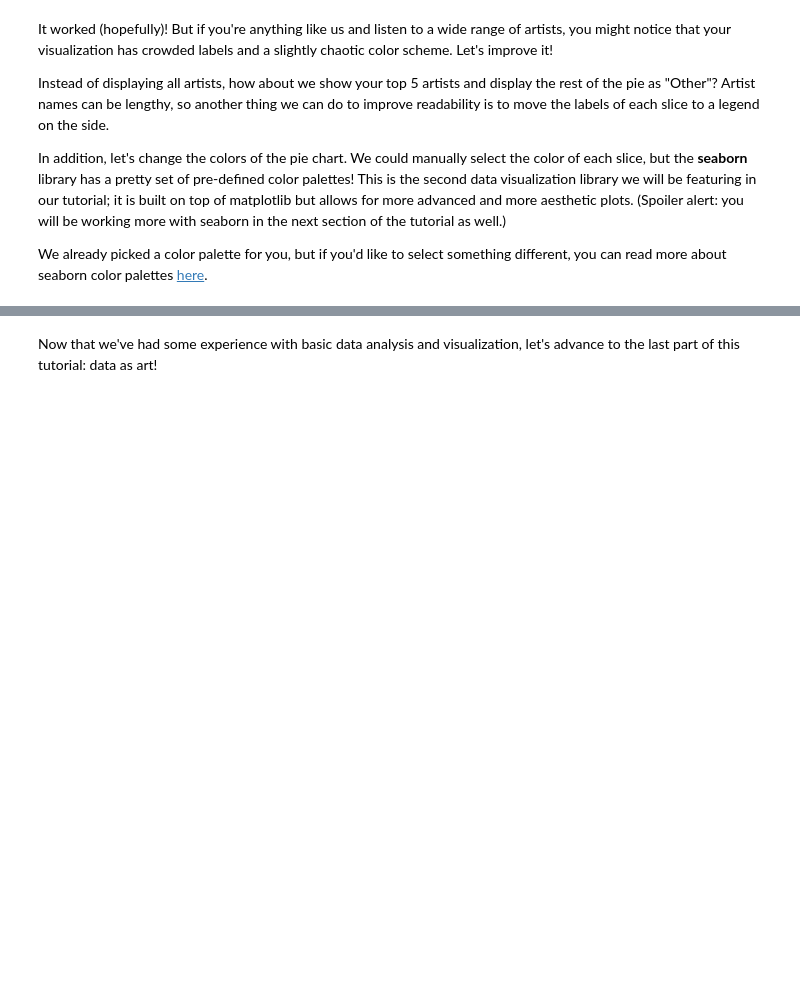
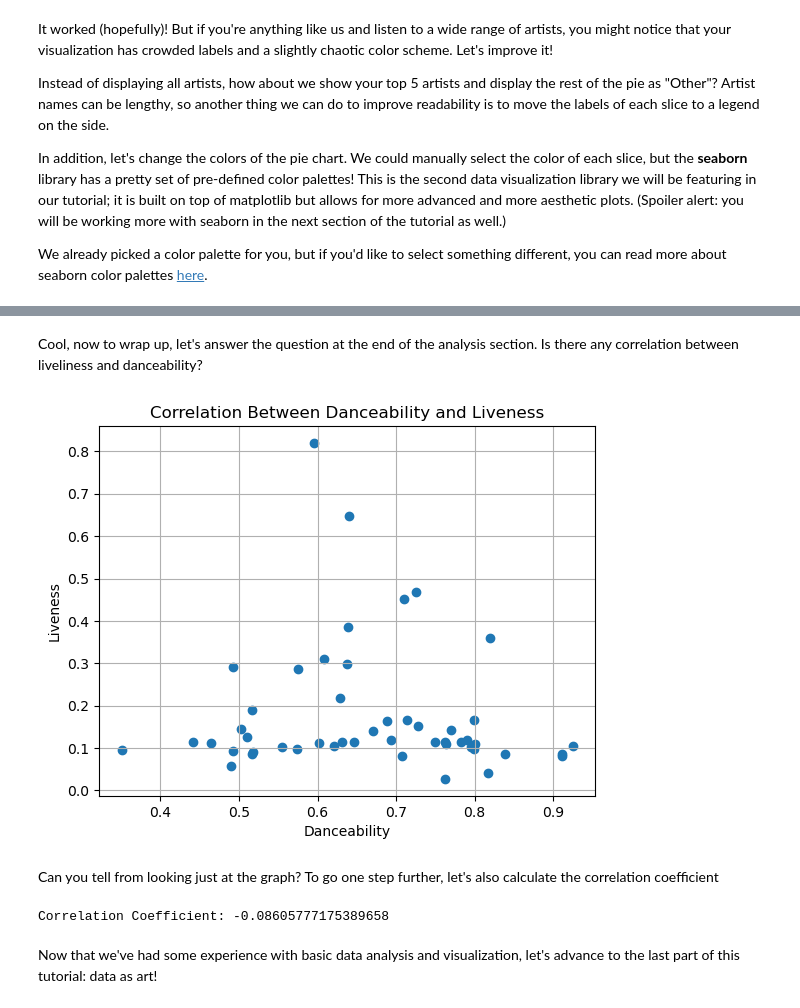
Before and after one commit to HMC-CS123-F23/cs-123-class-project-hannah-amy-daisy, a Jupyter notebook: project.ipynb, the cells around one changed output, grey strips where cells are left out. Drawn from its saved outputs; the diff is of its cells as text; code cells hidden in the pictures; blank space fills up the shorter version.

Commit message:
added to data analysis and visualization

```diff
--- a/project.ipynb
+++ b/project.ipynb
@@ -391,3 +406,24 @@ plt.show()
+# %% [markdown]
+Cool, now to wrap up, let's answer the question at the end of the analysis section.
+Is there any correlation between liveliness and danceability?
+# %%
+# Plotting the correlation
+plt.scatter(playlist_df['danceability'], playlist_df['liveness']) # grab danceability and liveness
+# title of graph
+plt.title('Correlation Between Danceability and Liveness')
+plt.xlabel('Danceability')
+plt.ylabel('Liveness')
+plt.grid(True)
+plt.show()
+# %% [output]
+[figure, added]
+# %% [markdown]
+Can you tell from looking just at the graph? To go one step further, let's also calculate the correlation coefficient
+# %%
+correlation_coefficient = playlist_df['danceability'].corr(playlist_df['liveness'])
+print(f"Correlation Coefficient: {correlation_coefficient}")
+# %% [output]
+Correlation Coefficient: -0.08605777175389658
 # %% [markdown]
 Now that we've had some experience with basic data analysis and visualization, let's advance to the last part of this tutorial: data as art!
 # %% [markdown]
```
Also changed, not shown: parts of 8 cells of this notebook.
